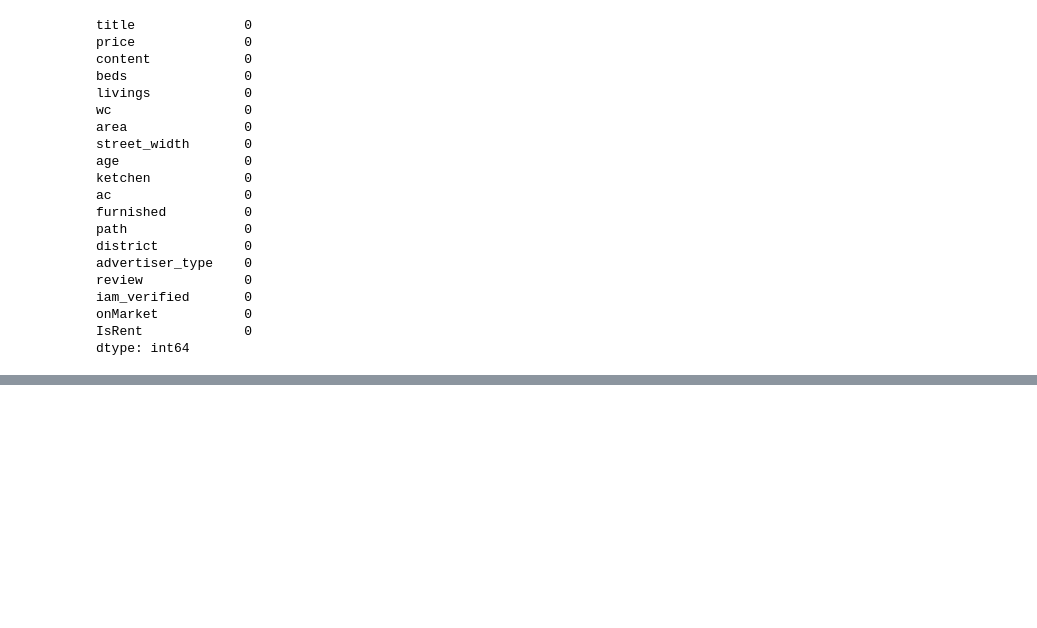
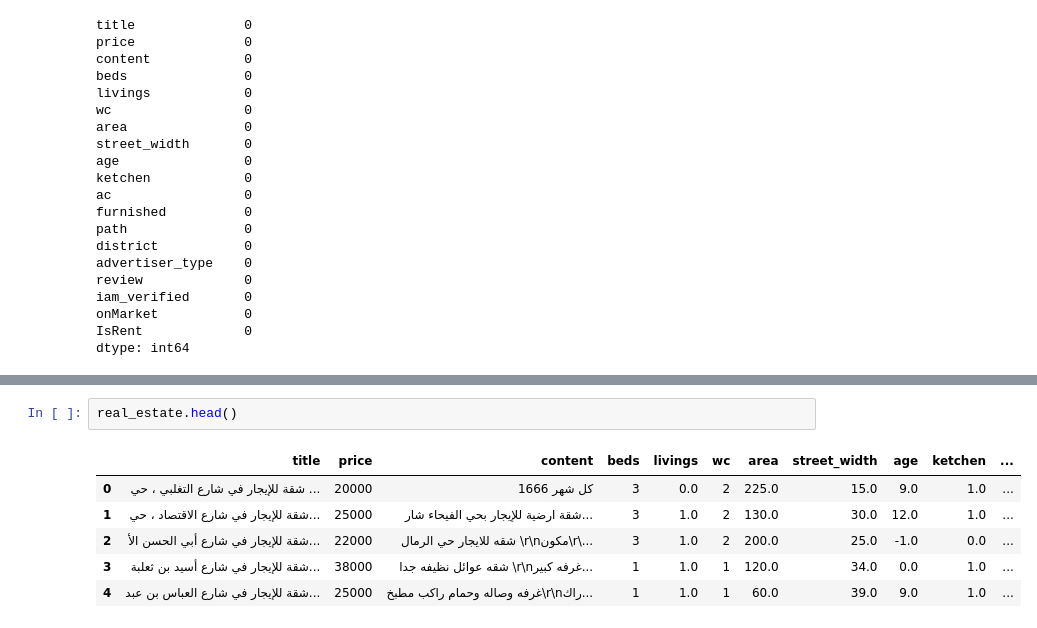
Before and after one commit to RandHamoud/Project3, a Jupyter notebook: Project3.ipynb, the cells around one changed output, grey strips where cells are left out. Drawn from its saved outputs; the diff is of its cells as text; blank space fills up the shorter version.

```diff
--- a/Project3.ipynb
+++ b/Project3.ipynb
@@ -786,0 +656,9 @@ dtype: int64
+# %%
+real_estate.head()
+# %% [output]
+|  | title | price | content | beds | livings | wc | area | street_width | age | ketchen | ... |
+| 0 | شقة للإيجار في شارع التغلبي ، حي ... | 20000 | 1666 كل شهر | 3 | 0.0 | 2 | 225.0 | 15.0 | 9.0 | 1.0 | ... |
+| 1 | شقة للإيجار في شارع الاقتصاد ، حي... | 25000 | شقة ارضية للإيجار بحي الفيحاء شار... | 3 | 1.0 | 2 | 130.0 | 30.0 | 12.0 | 1.0 | ... |
+| 2 | شقة للإيجار في شارع أبي الحسن الأ... | 22000 | شقه للايجار حي الرمال \r\nمكون\r\... | 3 | 1.0 | 2 | 200.0 | 25.0 | -1.0 | 0.0 | ... |
+| 3 | شقة للإيجار في شارع أسيد بن ثعلبة... | 38000 | شقه عوائل نظيفه جدا \r\nغرفه كبير... | 1 | 1.0 | 1 | 120.0 | 34.0 | 0.0 | 1.0 | ... |
+| 4 | شقة للإيجار في شارع العباس بن عبد... | 25000 | غرفه وصاله وحمام راكب مطبخ\r\nراك... | 1 | 1.0 | 1 | 60.0 | 39.0 | 9.0 | 1.0 | ... |
```
Also changed, not shown: parts of 20 cells of this notebook.
